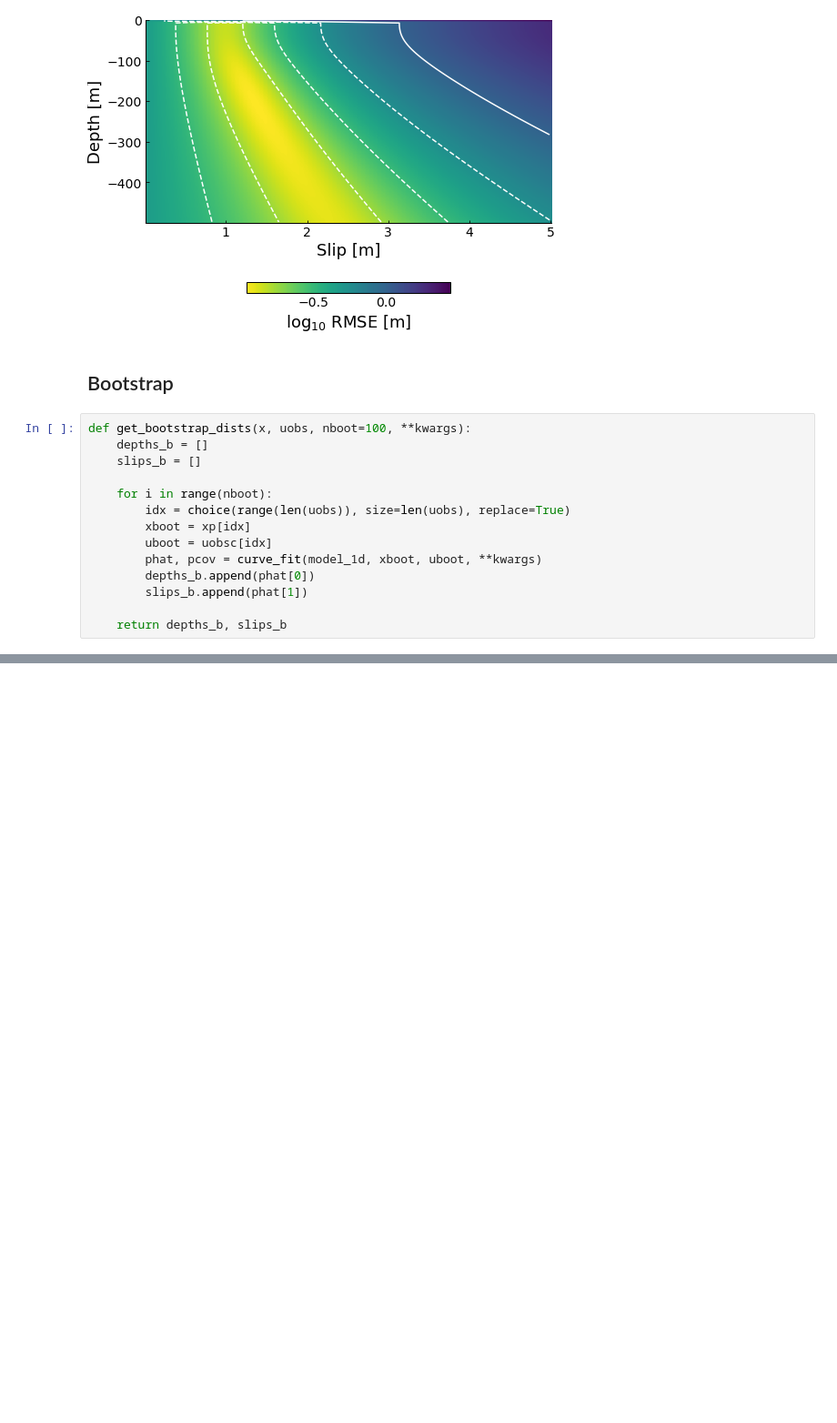
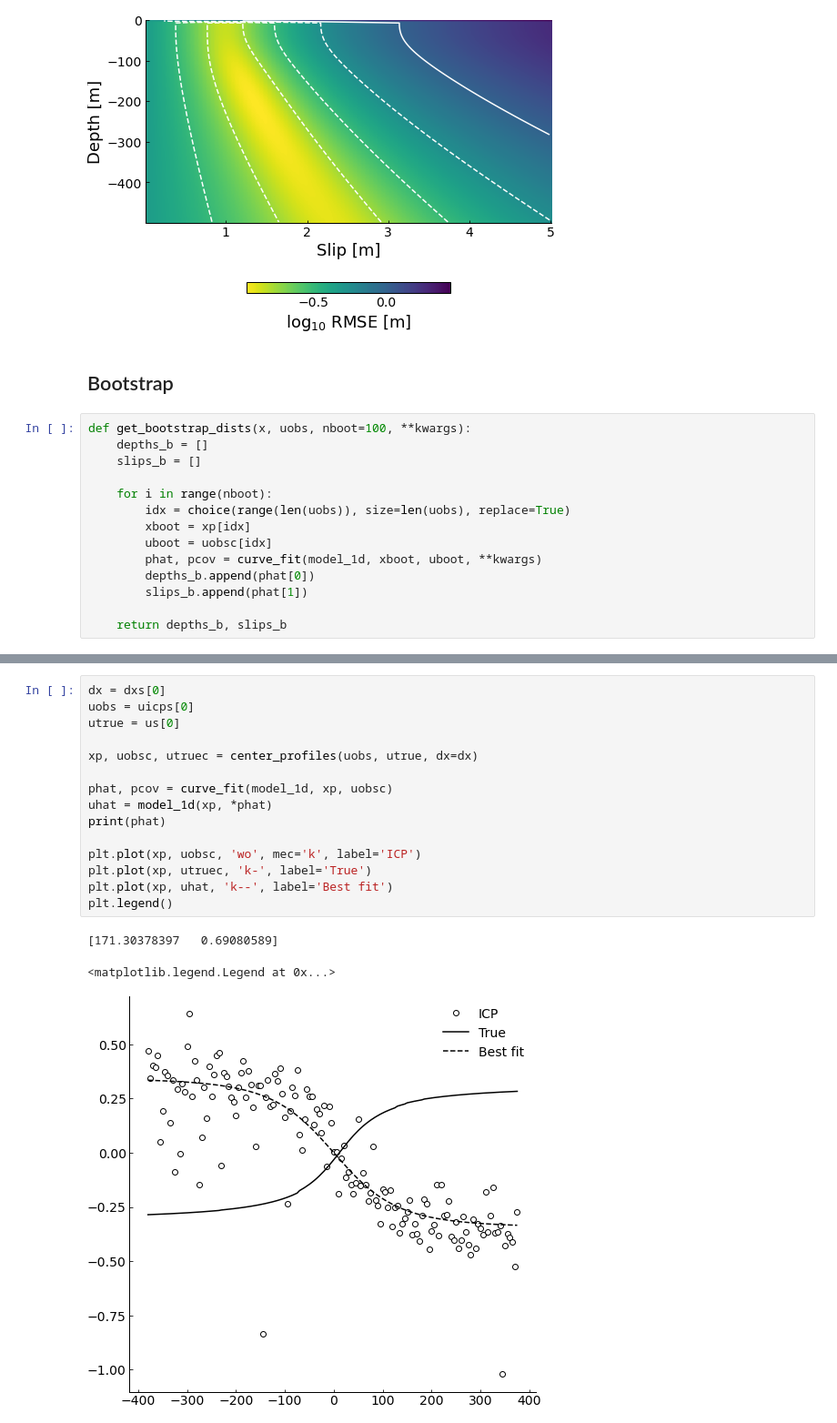
Before and after one commit to stgl/PointCloudDislocation, a Jupyter notebook: model-fitting-lidar.ipynb, the cells around one changed output, grey strips where cells are left out. Shown at 91% size. Cells and saved outputs as stored; diff of their text form; blank space fills up the shorter version.

```diff
--- a/model-fitting-lidar.ipynb
+++ b/model-fitting-lidar.ipynb
@@ -181,0 +247,19 @@ for uobs, utrue, dx in zip(uicps, us, dxs):
+# %%
+dx = dxs[0]
+uobs = uicps[0]
+utrue = us[0]
+
+xp, uobsc, utruec = center_profiles(uobs, utrue, dx=dx)
+
+phat, pcov = curve_fit(model_1d, xp, uobsc)
+uhat = model_1d(xp, *phat)
+print(phat)
+
+plt.plot(xp, uobsc, 'wo', mec='k', label='ICP')
+plt.plot(xp, utruec, 'k-', label='True')
+plt.plot(xp, uhat, 'k--', label='Best fit')
+plt.legend()
+# %% [output]
+[171.30378397   0.69080589]
+<matplotlib.legend.Legend at 0x...>
+[figure, added]
```
Also changed, not shown: parts of 21 cells of this notebook.
